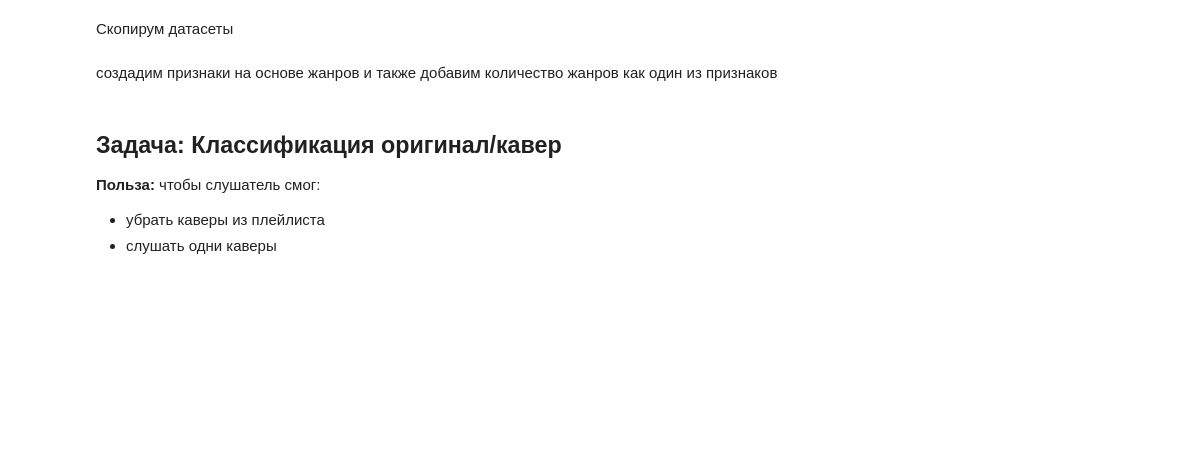
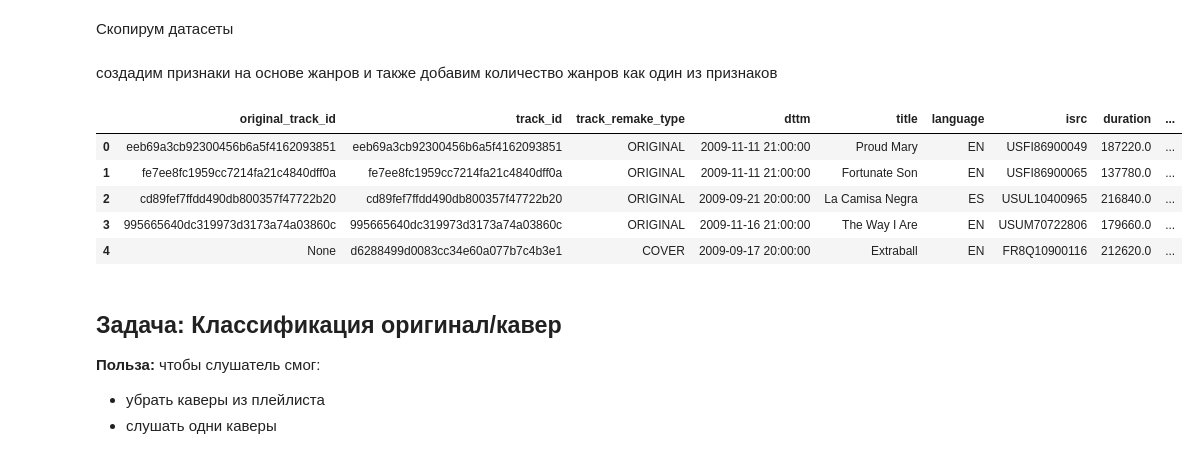
Before and after one commit to EkaterinaIII/Y_Music_NLP, a Jupyter notebook: y_music.ipynb, the cells around one changed output. Saved outputs shown, nothing was run; the diff lists cells and outputs as text; code cells hidden in the pictures; blank space fills up the shorter version.

```diff
--- a/y_music.ipynb
+++ b/y_music.ipynb
@@ -437,3 +423,0 @@ meta[meta['track_id'].isna()]
-# %%
-meta = meta.dropna(subset=['track_id'])
-meta.shape #check
@@ -641,6 +624,15 @@ def process_dataframe(df):
 # %%
 met_cat_df = process_dataframe(met_cat_df)
 text_cat_df = process_dataframe(text_cat_df)
+# %%
+met_cat_df.head()
+# %% [output]
+|  | original_track_id | track_id | track_remake_type | dttm | title | language | isrc | duration | ... |
+| 0 | eeb69a3cb92300456b6a5f4162093851 | eeb69a3cb92300456b6a5f4162093851 | ORIGINAL | 2009-11-11 21:00:00 | Proud Mary | EN | USFI86900049 | 187220.0 | ... |
+| 1 | fe7ee8fc1959cc7214fa21c4840dff0a | fe7ee8fc1959cc7214fa21c4840dff0a | ORIGINAL | 2009-11-11 21:00:00 | Fortunate Son | EN | USFI86900065 | 137780.0 | ... |
+| 2 | cd89fef7ffdd490db800357f47722b20 | cd89fef7ffdd490db800357f47722b20 | ORIGINAL | 2009-09-21 20:00:00 | La Camisa Negra | ES | USUL10400965 | 216840.0 | ... |
+| 3 | 995665640dc319973d3173a74a03860c | 995665640dc319973d3173a74a03860c | ORIGINAL | 2009-11-16 21:00:00 | The Way I Are | EN | USUM70722806 | 179660.0 | ... |
+| 4 | None | d6288499d0083cc34e60a077b7c4b3e1 | COVER | 2009-09-17 20:00:00 | Extraball | EN | FR8Q10900116 | 212620.0 | ... |
 # %% [markdown]
 ## Задача: Классификация оригинал/кавер
 **Польза:** чтобы слушатель смог:
```
Also changed, not shown: parts of 34 cells of this notebook, 6 other files.
